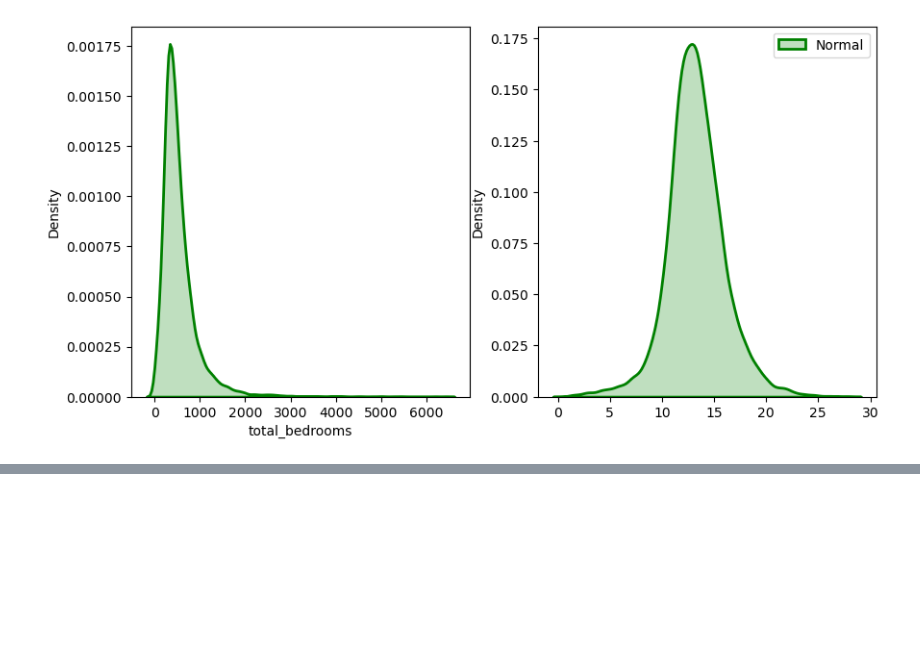
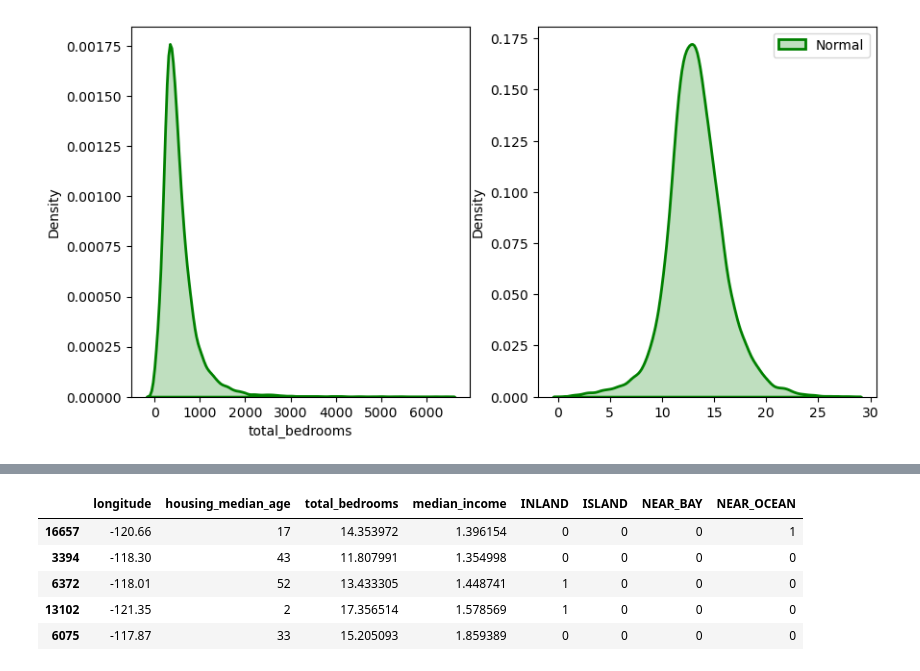
Before and after one commit to EstebanGomezVal/Modelado_datos_Valerio, a Jupyter notebook: Proyecto/Proyecto_Regresion[2].ipynb, the cells around one changed output, grey strips where cells are left out. Cells and saved outputs as stored; diff of their text form; code cells hidden in the pictures; blank space fills up the shorter version.

```diff
--- a/Proyecto/Proyecto_Regresion[2].ipynb
+++ b/Proyecto/Proyecto_Regresion[2].ipynb
@@ -486,5 +486,6 @@ print(drop)
 # %%
 X_train0 = X_train0.drop(drop, axis = 1)
+X_test0 = X_test0.drop(drop, axis = 1)
 # %%
 X_train0.head()
 # %% [output]
@@ -598,0 +606,25 @@ array([[<Axes: title={'center': 'longitude'}>,
+# %%
+def boxcox_with_lambda(data, lambda_value):
+
+    if lambda_value == 0:
+        return np.log(data)
+    else:
+        return (np.power(data, lambda_value) - 1) / lambda_value
+# %%
+original_data1 = X_test0['total_bedrooms']
+original_data2 = X_test0['median_income']
+
+transformed_data1 = boxcox_with_lambda(original_data1, fitted_lambda1)
+transformed_data2 = boxcox_with_lambda(original_data2, fitted_lambda2)
+
+X_test0['total_bedrooms'] = pd.DataFrame(transformed_data1)
+X_test0['median_income'] = pd.DataFrame(transformed_data2)
+
+X_test0.head()
+# %% [output]
+|  | longitude | housing_median_age | total_bedrooms | median_income | INLAND | ISLAND | NEAR_BAY | NEAR_OCEAN |
+| 16657 | -120.66 | 17 | 14.353972 | 1.396154 | 0 | 0 | 0 | 1 |
+| 3394 | -118.30 | 43 | 11.807991 | 1.354998 | 0 | 0 | 0 | 0 |
+| 6372 | -118.01 | 52 | 13.433305 | 1.448741 | 1 | 0 | 0 | 0 |
+| 13102 | -121.35 | 2 | 17.356514 | 1.578569 | 1 | 0 | 0 | 0 |
+| 6075 | -117.87 | 33 | 15.205093 | 1.859389 | 0 | 0 | 0 | 0 |
```
Also changed, not shown: parts of 12 cells of this notebook.
